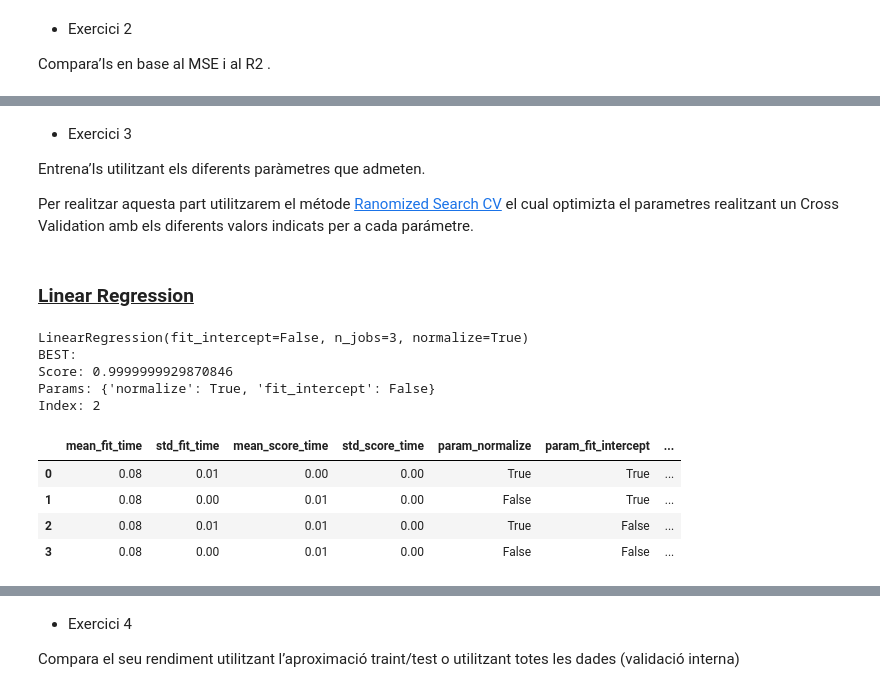
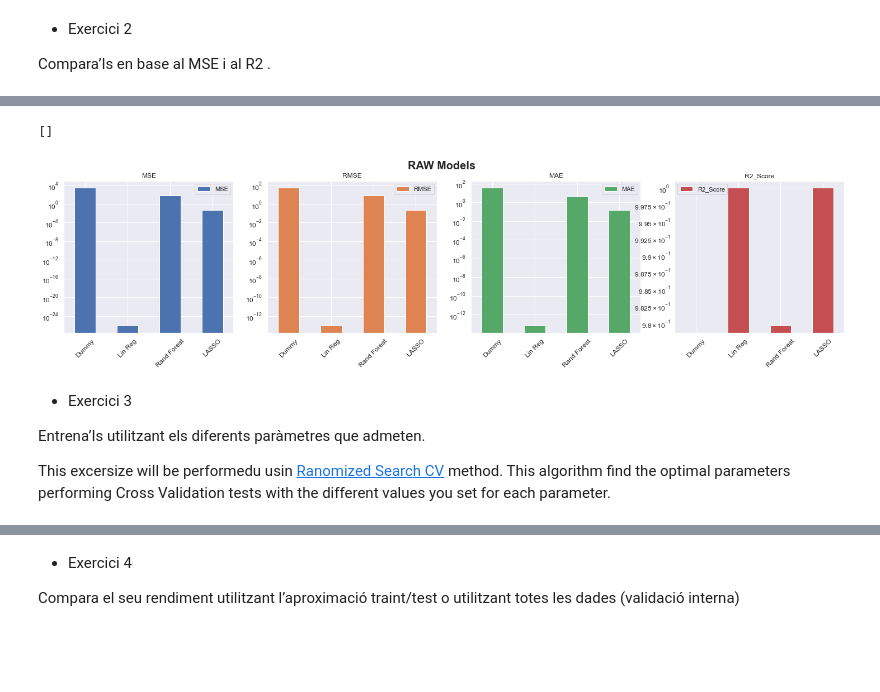
Before and after one commit to Jahdry/Data_Science_Submits, a Jupyter notebook: Sprint12/Supervisat_Regressio.ipynb, the cells around one changed output, grey strips where cells are left out. Drawn from its saved outputs; the diff is of its cells as text; code cells hidden in the pictures; blank space fills up the shorter version.

```diff
--- a/Sprint12/Supervisat_Regressio.ipynb
+++ b/Sprint12/Supervisat_Regressio.ipynb
@@ -253,6 +184,0 @@ Test X:(1447, 22), (1447,)
-# %%
-
-reg = LazyRegressor(verbose=0, ignore_warnings=False, custom_metric=None)
-models, prediction = reg.fit(X_train2, X_test2, y_train2, y_test2)
-lazy_df = pd.DataFrame(models)
-lazy_df.sort_values(["R-Squared", "Time Taken"], ascending=[False, True])
@@ -283,13 +186,3 @@ Some value(s) of y are out of the valid range for family PoissonDistribution
 - Exercici 2
 
 Compara’ls en base al MSE i al R2 .
-# %%
-
-
-metrics = [[dummy_reg_r2_score, dummy_reg_mse, dummy_reg_rmse, dummy_reg_mae,lazy_df.loc["DummyRegressor","R-Squared"],lazy_df.loc["DummyRegressor","RMSE"]],
-          [linreg_r2_score, linreg_mse, linreg_rmse, linreg_mae,lazy_df.loc["LinearRegression","R-Squared"],lazy_df.loc["LinearRegression","RMSE"]],
-          [lasso_r2_score, lasso_mse, lasso_rmse, lasso_mae, lazy_df.loc["Lasso","R-Squared"],lazy_df.loc["Lasso","RMSE"]],
-          [randforest_r2_score, randforest_mse, randforest_rmse, randforest_mae,lazy_df.loc["RandomForestRegressor","R-Squared"],lazy_df.loc["RandomForestRegressor","RMSE"]]]
-
-metrics = pd.DataFrame(metrics, index=["Dummy", "Lasso", "Random Forest", "Linear Regression"], columns=["R2_Score","MSE", "RMSE", "MAE", "Lazy_R2", "Lazy_RMSE "])
-metrics
@@ -311,0 +213,20 @@ ax.set(xlim=(-0.5, 1))
+# %%
+model_names =['Dummy', 'Lin Reg', 'Rand Forest', 'LASSO']
+
+def ModelEvaluator(model_list, X_test, y_test, model_names):
+    models = model_list
+    scores_dict={}
+    for model, name in zip(models, model_names):
+        scores = {'MSE':metrics.mean_squared_error(y_test, model.predict(X_test)),
+                'RMSE':math.sqrt(metrics.mean_squared_error(y_test,model.predict(X_test))),
+                'MAE':metrics.mean_absolute_error(y_test, model.predict(X_test)),
+                'R2_Score':metrics.r2_score(y_test, model.predict(X_test))}
+        scores_dict[name] = scores
+        scores_df = pd.DataFrame.from_dict(scores_dict).transpose()
+
+    return scores_df
+# %%
+model_list=[dummy_reg, lin_reg, rand_forest, lasso]
+pd.set_option('float_format', '{:.4f}'.format) # float numbers with 4 decimals
+raw_models = ModelEvaluator(model_list, X_test, y_test, model_names )
+raw_models
@@ -312,8 +239,14 @@ ax.set(xlim=(-0.5, 1))
+# %%
+fig, ax = plt.subplots(figsize=(25,5))
+raw_models.plot(kind='bar', subplots=True, layout=(1,4), logy=True, figsize=(25,5), rot=45, fontsize=12, ax=ax)
+fig.suptitle('RAW Models', fontsize=20, weight='bold')
+plt.plot()
+# %% [output]
+[]
+[figure, added]
 # %% [markdown]
 - Exercici 3
 
 Entrena’ls utilitzant els diferents paràmetres que admeten.
 
-Per realitzar aquesta part utilitzarem el métode [Ranomized Search CV](https://scikit-learn.org/stable/modules/generated/sklearn.model_selection.RandomizedSearchCV.html) el  cual optimizta el parametres realitzant un Cross Validation amb els diferents valors indicats per a cada parámetre.
+This excersize will be performedu usin [Ranomized Search CV](https://scikit-learn.org/stable/modules/generated/sklearn.model_selection.RandomizedSearchCV.html) method. This algorithm find the optimal parameters performing Cross Validation tests with the different values you set for each parameter.
-# %% [markdown]
-### <u>Linear Regression<u>
@@ -324,17 +252,0 @@ linreg_RSCV_search = linreg_RSCV.fit(X_train,y_train)
-# %%
-print(linreg_RSCV_search.best_estimator_)
-print(f'BEST:\nScore: {linreg_RSCV_search.best_score_}\nParams: {linreg_RSCV_search.best_params_}\nIndex: {linreg_RSCV_search.best_index_}')
-
-linreg_RSCV_results = pd.DataFrame(linreg_RSCV_search.cv_results_)
-linreg_RSCV_results
-# %% [output]
-LinearRegression(fit_intercept=False, n_jobs=3, normalize=True)
-BEST:
-Score: 0.9999999929870846
-Params: {'normalize': True, 'fit_intercept': False}
-Index: 2
-|  | mean_fit_time | std_fit_time | mean_score_time | std_score_time | param_normalize | param_fit_intercept | ... |
-| 0 | 0.08 | 0.01 | 0.00 | 0.00 | True | True | ... |
-| 1 | 0.08 | 0.00 | 0.01 | 0.00 | False | True | ... |
-| 2 | 0.08 | 0.01 | 0.01 | 0.00 | True | False | ... |
-| 3 | 0.08 | 0.00 | 0.01 | 0.00 | False | False | ... |
```
Also changed, not shown: parts of 96 cells of this notebook, 2 other files.
